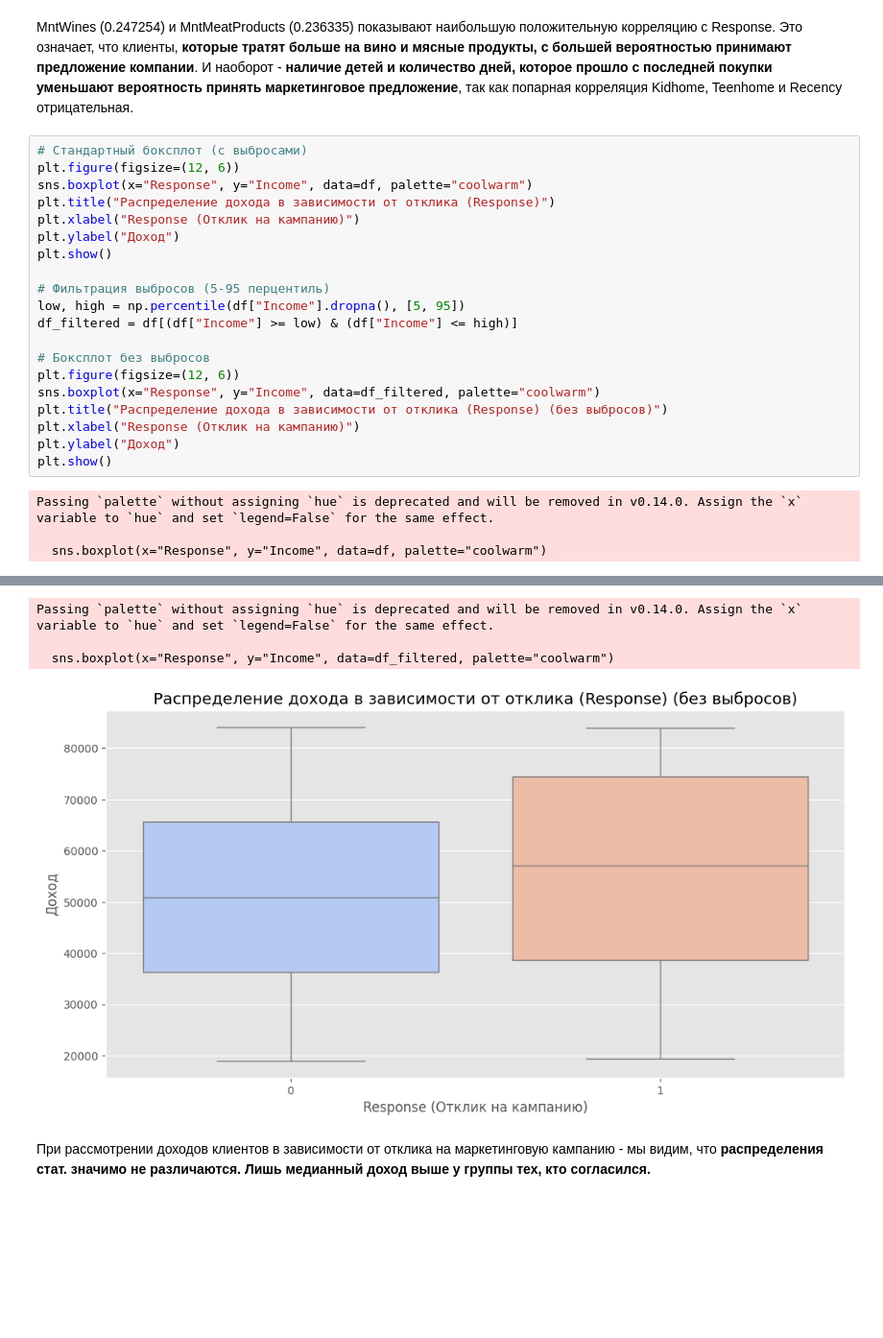
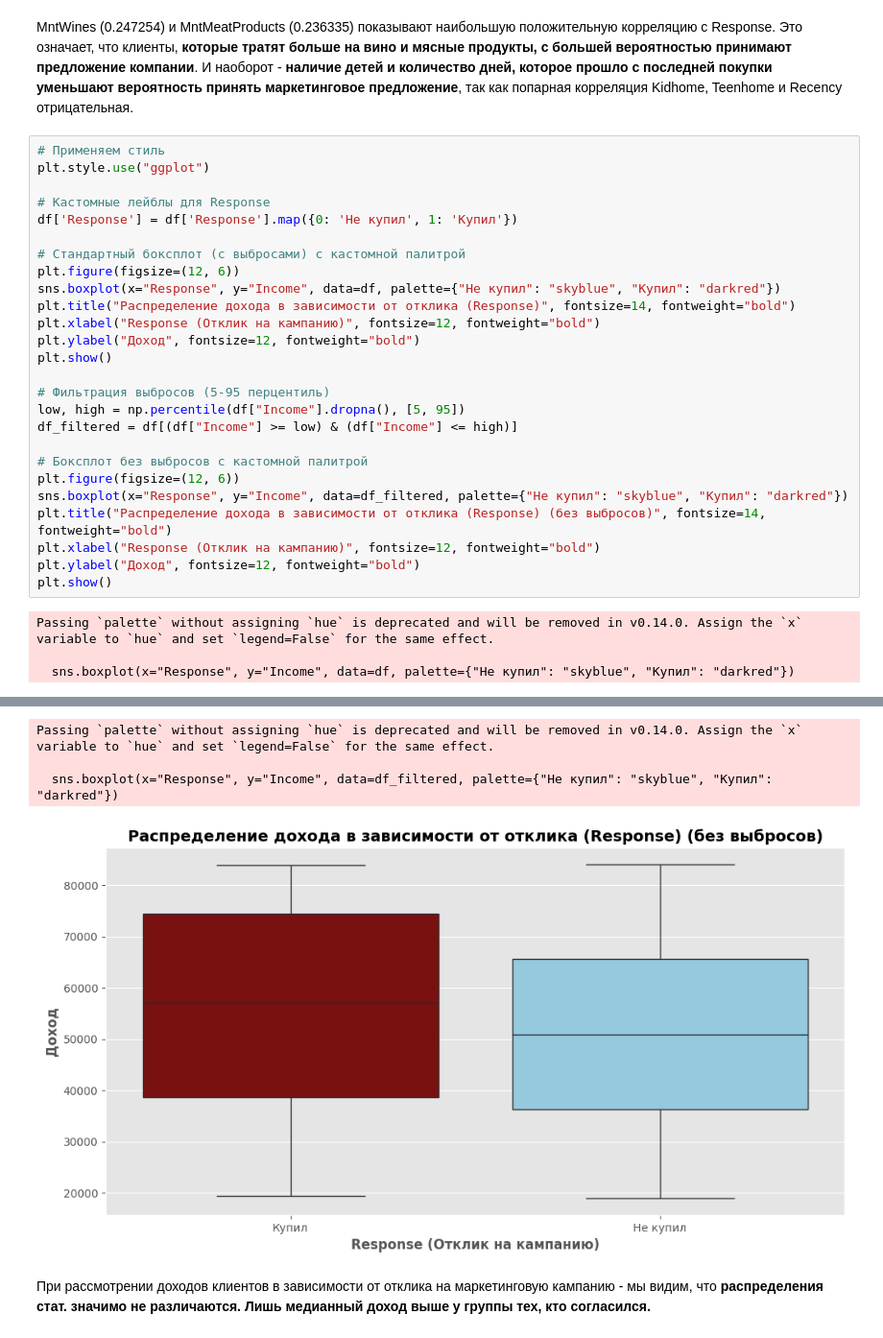
Before and after one commit to AndreyTrichev/customer-purchase-prediction, a Jupyter notebook: EDA_dev.ipynb, the cells around one changed output, grey strips where cells are left out. Shown at 96% size. Drawn from its saved outputs; the diff is of its cells as text; blank space fills up the shorter version.

```diff
--- a/EDA_dev.ipynb
+++ b/EDA_dev.ipynb
@@ -910,26 +983,32 @@ Name: Response, dtype: float64
 MntWines (0.247254) и MntMeatProducts (0.236335) показывают наибольшую положительную корреляцию с Response. Это означает, что клиенты, **которые тратят больше на вино и мясные продукты, с большей вероятностью принимают предложение компании**. </br>
 И наоборот - **наличие детей и количество дней, которое прошло с последней покупки уменьшают вероятность принять маркетинговое предложение**, так как попарная корреляция Kidhome, Teenhome и Recency отрицательная.
 # %%
-# Стандартный боксплот (с выбросами)
+# Применяем стиль
+plt.style.use("ggplot")
+
+# Кастомные лейблы для Response
+df['Response'] = df['Response'].map({0: 'Не купил', 1: 'Купил'})
+
+# Стандартный боксплот (с выбросами) с кастомной палитрой
 plt.figure(figsize=(12, 6))
-sns.boxplot(x="Response", y="Income", data=df, palette="coolwarm")
-plt.title("Распределение дохода в зависимости от отклика (Response)")
-plt.xlabel("Response (Отклик на кампанию)")
-plt.ylabel("Доход")
+sns.boxplot(x="Response", y="Income", data=df, palette={"Не купил": "skyblue", "Купил": "darkred"})
+plt.title("Распределение дохода в зависимости от отклика (Response)", fontsize=14, fontweight="bold")
+plt.xlabel("Response (Отклик на кампанию)", fontsize=12, fontweight="bold")
+plt.ylabel("Доход", fontsize=12, fontweight="bold")
 plt.show()
 
 # Фильтрация выбросов (5-95 перцентиль)
 low, high = np.percentile(df["Income"].dropna(), [5, 95])
 df_filtered = df[(df["Income"] >= low) & (df["Income"] <= high)]
 
-# Боксплот без выбросов
+# Боксплот без выбросов с кастомной палитрой
 plt.figure(figsize=(12, 6))
-sns.boxplot(x="Response", y="Income", data=df_filtered, palette="coolwarm")
-plt.title("Распределение дохода в зависимости от отклика (Response) (без выбросов)")
-plt.xlabel("Response (Отклик на кампанию)")
-plt.ylabel("Доход")
+sns.boxplot(x="Response", y="Income", data=df_filtered, palette={"Не купил": "skyblue", "Купил": "darkred"})
+plt.title("Распределение дохода в зависимости от отклика (Response) (без выбросов)", fontsize=14, fontweight="bold")
+plt.xlabel("Response (Отклик на кампанию)", fontsize=12, fontweight="bold")
+plt.ylabel("Доход", fontsize=12, fontweight="bold")
 plt.show()
 # %% [output]
 Passing `palette` without assigning `hue` is deprecated and will be removed in v0.14.0. Assign the `x` variable to `hue` and set `legend=False` for the same effect.
 
-  sns.boxplot(x="Response", y="Income", data=df, palette="coolwarm")
+  sns.boxplot(x="Response", y="Income", data=df, palette={"Не купил": "skyblue", "Купил": "darkred"})
@@ -937,6 +1016,6 @@ Passing `palette` without assigning `hue` is deprecated and will be removed in v
 Passing `palette` without assigning `hue` is deprecated and will be removed in v0.14.0. Assign the `x` variable to `hue` and set `legend=False` for the same effect.
 
-  sns.boxplot(x="Response", y="Income", data=df_filtered, palette="coolwarm")
+  sns.boxplot(x="Response", y="Income", data=df_filtered, palette={"Не купил": "skyblue", "Купил": "darkred"})
-[figure, old version]
+[figure, new version]
 # %% [markdown]
 При рассмотрении доходов клиентов в зависимости от отклика на маркетинговую кампанию - мы видим, что **распределения стат. значимо не различаются.** **Лишь медианный доход выше у группы тех, кто согласился.**
```
Also changed, not shown: parts of 19 cells of this notebook.
